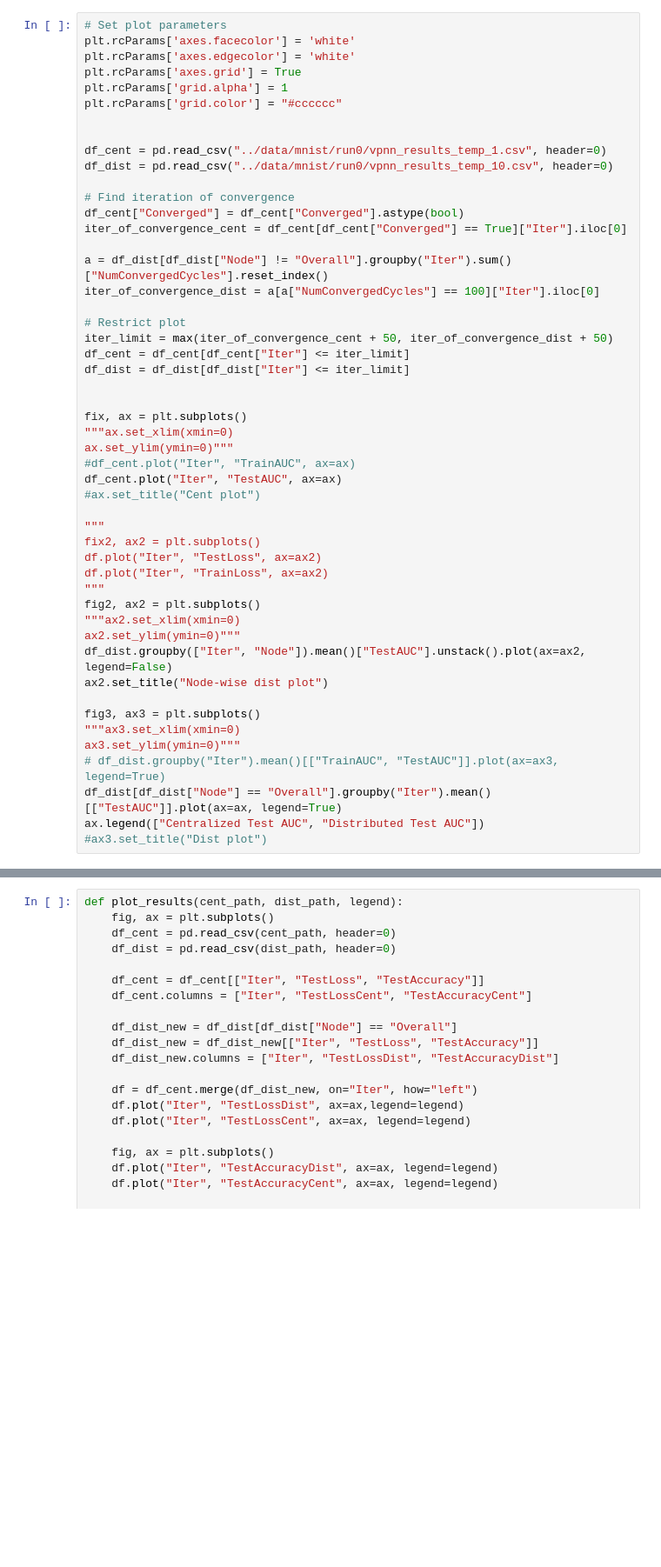
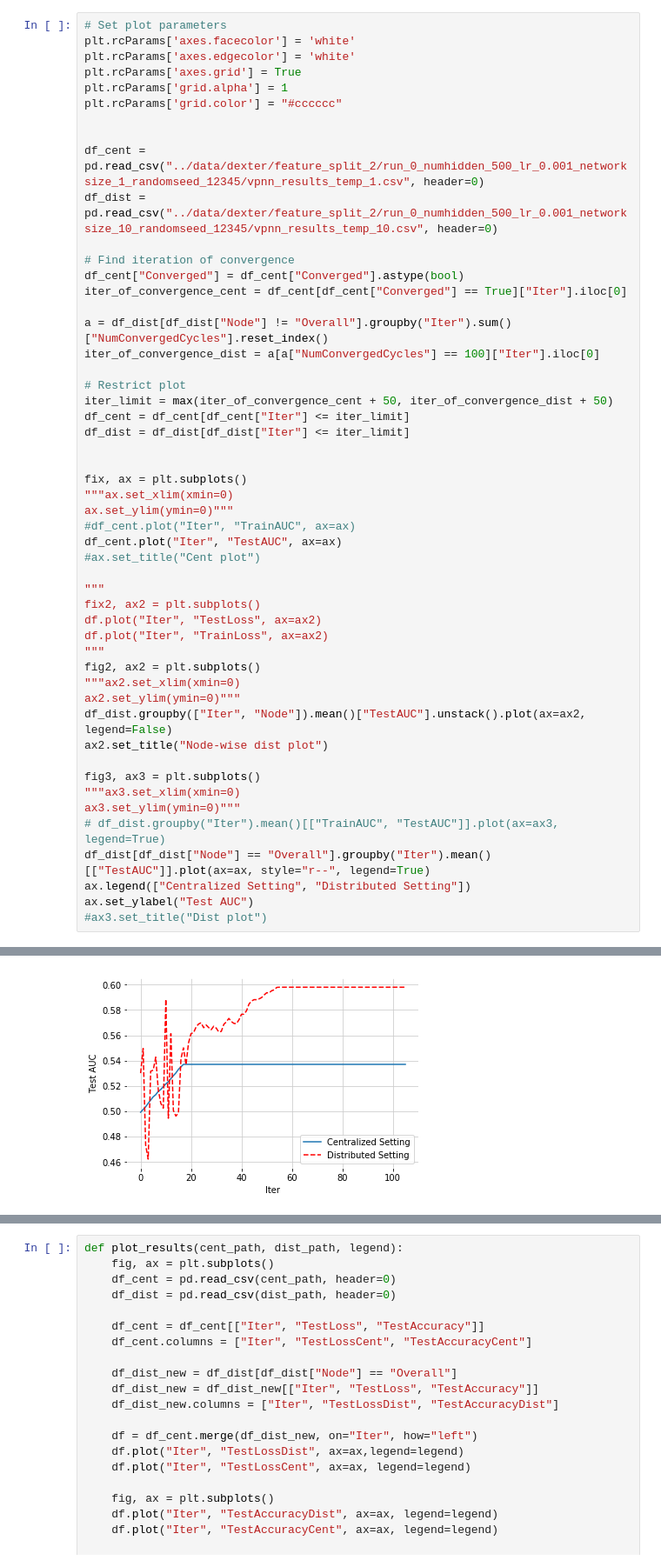
Before and after one commit to nitinnat/consensus-deep-learning, a Jupyter notebook: scripts/AnalyzeResults.ipynb, the cells around one changed output, grey strips where cells are left out. Shown at 87% size. Drawn from its saved outputs; the diff is of its cells as text; blank space fills up the shorter version.

```diff
--- a/scripts/AnalyzeResults.ipynb
+++ b/scripts/AnalyzeResults.ipynb
@@ -32,8 +294,8 @@ plt.rcParams['grid.alpha'] = 1
 plt.rcParams['grid.color'] = "#cccccc"
 
 
-df_cent = pd.read_csv("../data/mnist/run0/vpnn_results_temp_1.csv", header=0)
-df_dist = pd.read_csv("../data/mnist/run0/vpnn_results_temp_10.csv", header=0)
+df_cent = pd.read_csv("../data/dexter/feature_split_2/run_0_numhidden_500_lr_0.001_networksize_1_randomseed_12345/vpnn_results_temp_1.csv", header=0)
+df_dist = pd.read_csv("../data/dexter/feature_split_2/run_0_numhidden_500_lr_0.001_networksize_10_randomseed_12345/vpnn_results_temp_10.csv", header=0)
 
 # Find iteration of convergence
 df_cent["Converged"] = df_cent["Converged"].astype(bool)
@@ -70,7 +332,8 @@ fig3, ax3 = plt.subplots()
 """ax3.set_xlim(xmin=0)
 ax3.set_ylim(ymin=0)"""
 # df_dist.groupby("Iter").mean()[["TrainAUC", "TestAUC"]].plot(ax=ax3, legend=True)
-df_dist[df_dist["Node"] == "Overall"].groupby("Iter").mean()[["TestAUC"]].plot(ax=ax, legend=True)
-ax.legend(["Centralized Test AUC", "Distributed Test AUC"])
+df_dist[df_dist["Node"] == "Overall"].groupby("Iter").mean()[["TestAUC"]].plot(ax=ax, style="r--", legend=True)
+ax.legend(["Centralized Setting", "Distributed Setting"])
+ax.set_ylabel("Test AUC")
 #ax3.set_title("Dist plot")
 # %% [output]
@@ -77,0 +341 @@ IndexError: single positional indexer is out-of-bounds
+[figure, added]
```
Also changed, not shown: parts of 14 cells of this notebook, 16 other files.
